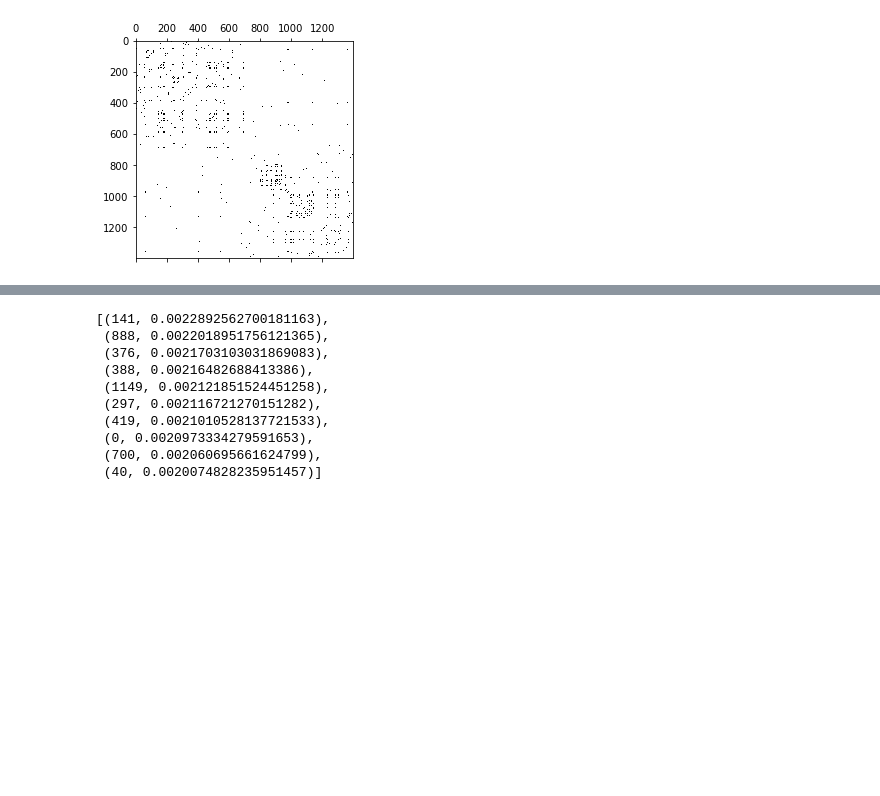
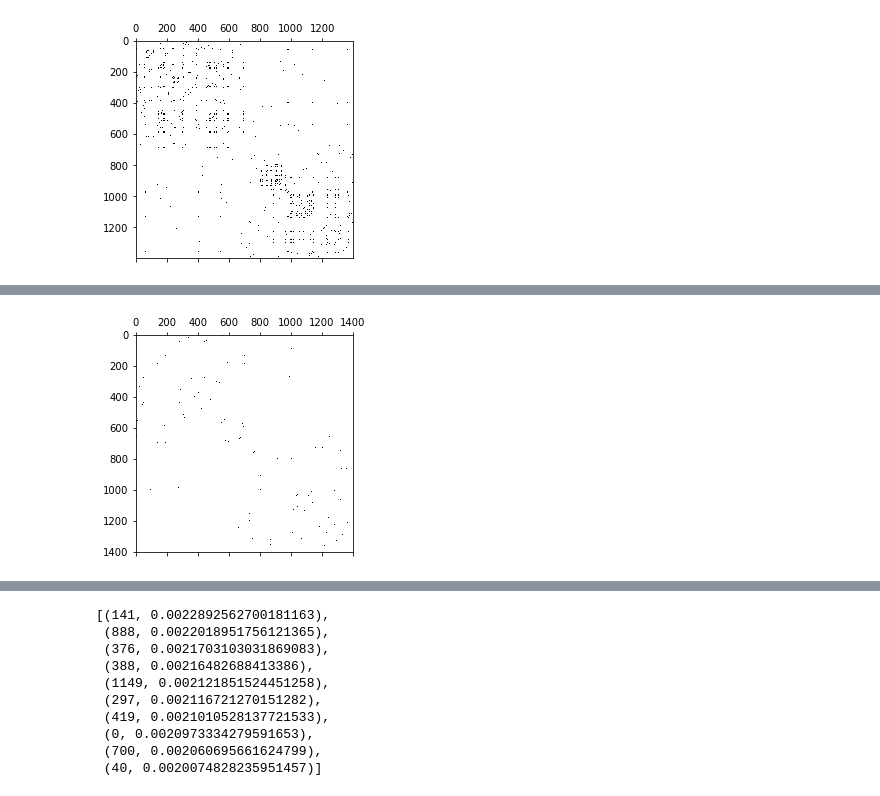
Before and after one commit to aaag97/ntds-projects, a Jupyter notebook: Project/wikipedia.ipynb, the cells around one changed output, grey strips where cells are left out. Drawn from its saved outputs; the diff is of its cells as text; code cells hidden in the pictures; blank space fills up the shorter version.

```diff
--- a/Project/wikipedia.ipynb
+++ b/Project/wikipedia.ipynb
@@ -541,0 +557,5 @@ plt.show()
+# %%
+plt.spy(knn)
+plt.show()
+# %% [output]
+[figure, added]
```
Also changed, not shown: parts of 34 cells of this notebook.
